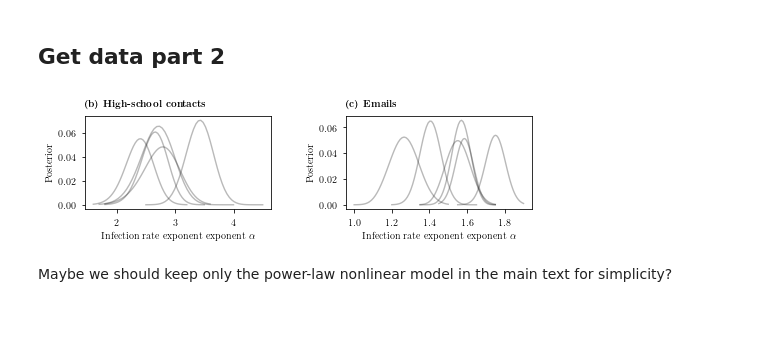
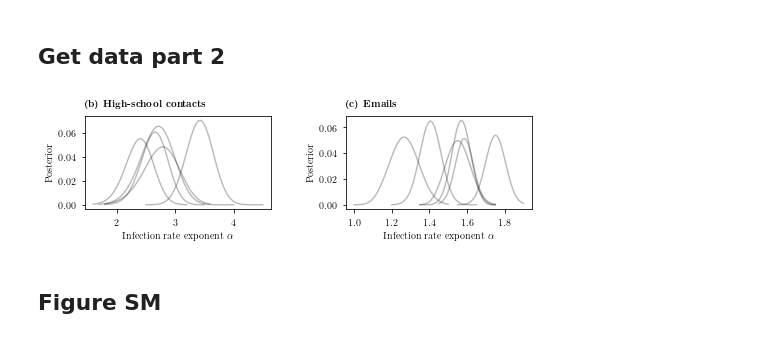
Before and after one commit to gstonge/heterogeneous-transmission, a Jupyter notebook: figure_inference_real_hypergraph.ipynb, the cells around one changed output. Saved outputs shown, nothing was run; the diff lists cells and outputs as text; code cells hidden in the pictures.

```diff
--- a/figure_inference_real_hypergraph.ipynb
+++ b/figure_inference_real_hypergraph.ipynb
@@ -90,32 +91,32 @@ labels = [fr"\textbf{{(b) High-school contacts}}", fr"\textbf{{(c) Emails}}"]
 # %%
 #plot
 width = 7.057
 height = width/3.5
 fig, axes = plt.subplots(nrows=1, ncols=2, figsize=(width,height))
 plt.subplots_adjust(left=0.1, bottom=0.23, right=0.98,
                     top=0.87, wspace=0.4, hspace=0.6)
 
 #sociopattern
 for j,dataset in enumerate(['sociopattern','email']):
     for i,m in enumerate(models):
         df_ll_ = df_ll[df_ll['dataset'] == dataset].copy()
         df_ll_ = df_ll_[df_ll_['model'] == m].drop(columns=['model','dataset'])
         datarange = socio_range if dataset == 'sociopattern' else email_range
         for exp in range(datarange[0],datarange[1]+1):
             df_ = df_ll_[df_ll_['exp_id'] == exp].copy()
             df_['likelihood'] = np.exp(df_['ll'])
             df_ = df_.groupby(by=['alpha']).mean().reset_index()
             df_['likelihood'] /= df_['likelihood'].sum()
-            axes[j].plot(df_['alpha']+1,df_['likelihood'], color='#1a1a1a', alpha=0.3)
+            axes[j].plot(df_['alpha'],df_['likelihood'], color='#1a1a1a', alpha=0.3)
 
         axes[j].set_ylabel('Posterior')
-    axes[j].set_xlabel(r'Infection rate exponent exponent $\alpha$')
+    axes[j].set_xlabel(r'Infection rate exponent $\alpha$')
 
     #text
     axes[j].text(0, 1.1, labels[j],
                    fontsize=font_size, transform=axes[j].transAxes)
-plt.savefig('./figs/inference_real_part2.pdf')
+# plt.savefig('./figs/inference_real_part2.pdf')
 # %% [output]
-[figure, old version]
+[figure, new version]
-# %% [markdown]
-Maybe we should keep only the power-law nonlinear model in the main text for simplicity?
+# %% [markdown]
+## Figure SM
```
Also changed, not shown: parts of 3 cells of this notebook, 5 other files.
